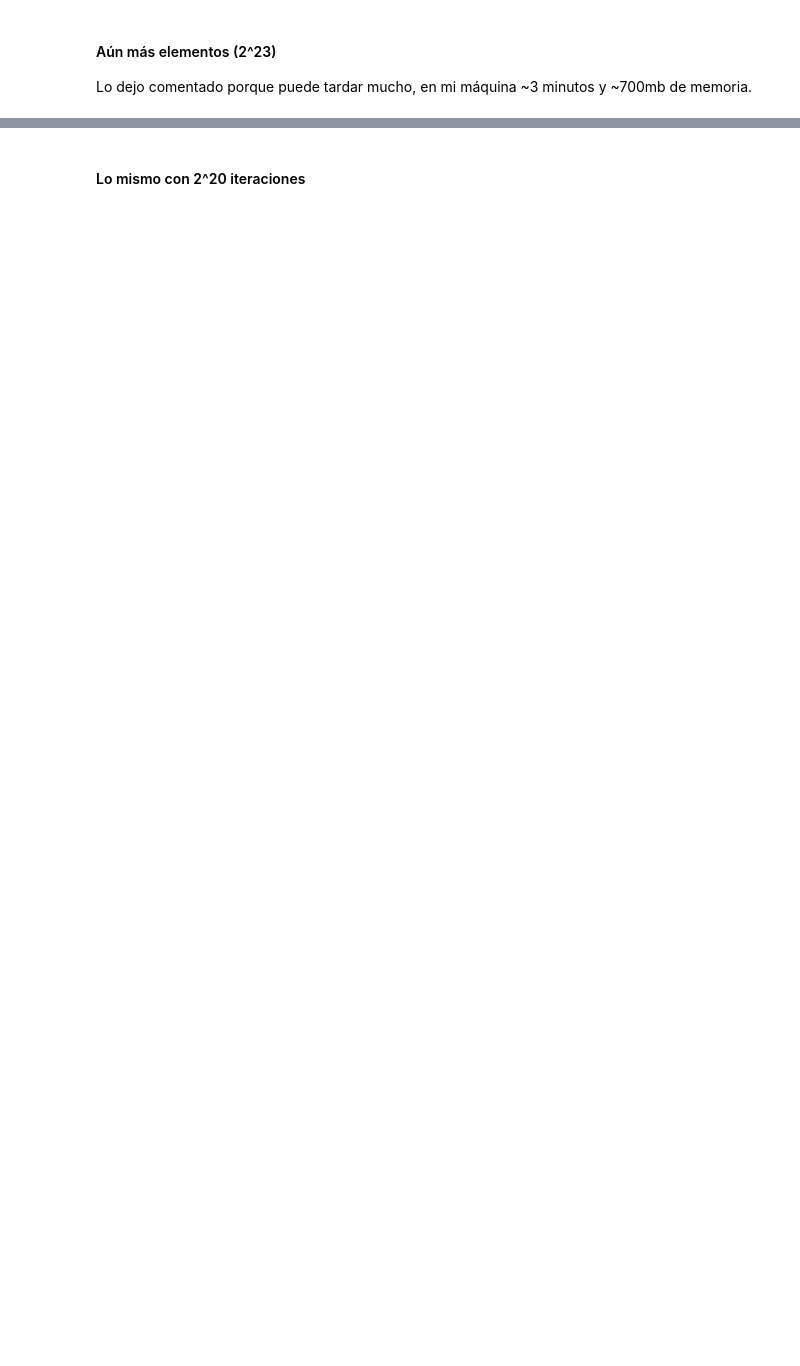
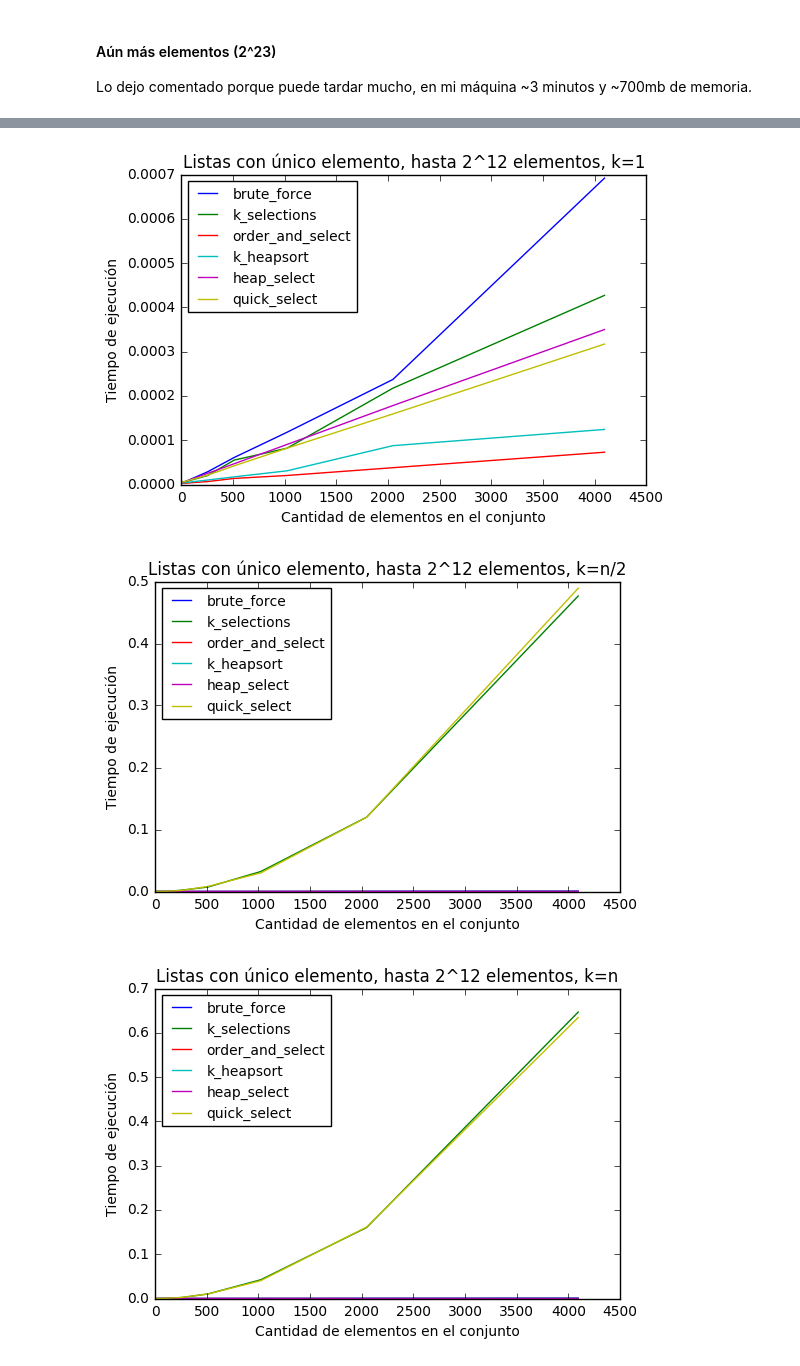
Before and after one commit to edittler/tda-fiuba, a Jupyter notebook: tp1/estadistico-k/algoritmos.ipynb, the cells around one changed output, grey strips where cells are left out. Cells and saved outputs as stored; diff of their text form; code cells hidden in the pictures; blank space fills up the shorter version.

```diff
--- a/tp1/estadistico-k/algoritmos.ipynb
+++ b/tp1/estadistico-k/algoritmos.ipynb
@@ -108,2 +126,0 @@ plot_algorithms([order_and_select, k_selections, k_heapsort, heap_select, quick_
-# %% [markdown]
-#### Lo mismo con 2^20 iteraciones
@@ -111,0 +127,9 @@ plot_algorithms([order_and_select, k_selections, k_heapsort, heap_select, quick_
+# %%
+title = 'Listas con único elemento, hasta 2^12 elementos, k='
+plot_algorithms(all_algs, min_k, items_getter=same_items, maxiter=13, title=title+'1')
+plot_algorithms(all_algs, median_k, items_getter=same_items, maxiter=13, title=title+'n/2')
+plot_algorithms(all_algs, max_k, items_getter=same_items, maxiter=13, title=title+'n')
+# %% [output]
+[figure, added]
+[figure, added]
+[figure, added]
```
Also changed, not shown: parts of 25 cells of this notebook.
